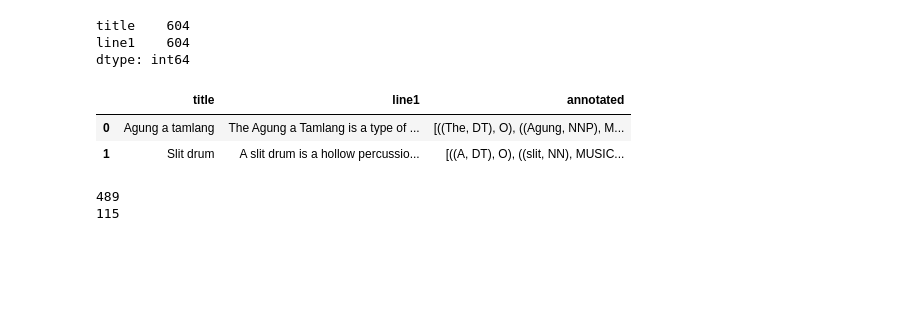
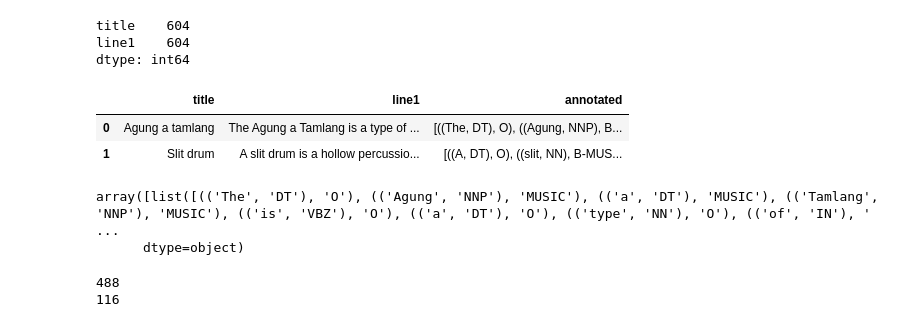
Before and after one commit to vivek7266/music-graph, a Jupyter notebook: mgraphNLTK.ipynb, the cells around one changed output. Drawn from its saved outputs; the diff is of its cells as text; code cells hidden in the pictures; blank space fills up the shorter version.

```diff
--- a/mgraphNLTK.ipynb
+++ b/mgraphNLTK.ipynb
@@ -62,6 +63,10 @@ mi_df.count()
 title    604
 line1    604
 dtype: int64
+# %%
+stopset = set(stopwords.words('english'))
+music_words = set(mi_df["title"].str.lower().values)
+# music_words
 # %%
 # unused
 # adapted from https://nlpforhackers.io/named-entity-extraction/
@@ -75,26 +80,43 @@ def to_conll_iob(annotated_sentence):
     proper_iob_tokens = []
     for idx, annotated_token in enumerate(annotated_sentence):
         (tag, word), ner = annotated_token
-
-        if ner != 'O':
-            if idx == 0:
-                ner = "B-" + ner
-            elif annotated_sentence[idx - 1][2] == ner:
-                ner = "I-" + ner
-            else:
-                ner = "B-" + ner
-        proper_iob_tokens.append(((tag, word), ner))
+        try:
+            if ner != 'O':
+                if idx == 0:
+                    ner = "B-" + ner
+                elif annotated_sentence[idx - 1][1] == ner:
+                    ner = "I-" + ner
+                else:
+                    ner = "B-" + ner
+            proper_iob_tokens.append(((tag, word), ner))
+        except:
+            print("exception")
+            print(annotated_sentence)
+            print(annotated_token)
     return proper_iob_tokens
+# %%
+# regex to match any title such as 'Clave (rhythm)' to remove the bracket and the words inside.
+in_brackets = r'\([^)]*\)'
+in_heading = r'\==[^=]*\=='
 # %%
 # for annotating wiki extracted data in a format that ne_chunk would understand
 def annotate_data(row):
     retval = []
     title, line1 = row
+    title = re.sub(in_brackets, '', title).strip()
+    line1 = re.sub(in_heading, '', line1).strip()
+    # code an effective model that for titles - include word stem, similar words
     title_tkns = word_tokenize(title.lower())
+    # title_tkns = [title.lower()]
     tkns = word_tokenize(line1)
     indices = []
     for idx, tkn in enumerate(tkns):
-        if tkn.lower() in title_tkns:
+        # code an effective similarity function
+        if (tkn.lower() in title_tkns and tkn.lower() not in stopset) or tkn.lower() in music_words or ( 0 < idx < (len(tkns) - 1) and \
+            (" ".join(tkns[idx -1 : idx + 1]).lower() in music_words \
+             or " ".join(tkns[idx : idx + 2]).lower() in music_words \
+             or " ".join(tkns[idx -1 : idx + 2]).lower() in music_words) \
+                                                                      ):
             indices.append(idx)
     tagged = pos_tag(tkns)
     for idx, tagged_tokens in enumerate(tagged):
@@ -106,14 +128,19 @@ def annotate_data(row):
 # %%
 # pos tagging
 mi_df["annotated"] = mi_df.apply(annotate_data, axis=1)
+mi_df["annotated"] = mi_df["annotated"].apply(to_conll_iob)
 mi_df.head(2)
 # %% [output]
 |  | title | line1 | annotated |
-| 0 | Agung a tamlang | The Agung a Tamlang is a type of ... | [((The, DT), O), ((Agung, NNP), M... |
-| 1 | Slit drum | A slit drum is a hollow percussio... | [((A, DT), O), ((slit, NN), MUSIC... |
+| 0 | Agung a tamlang | The Agung a Tamlang is a type of ... | [((The, DT), O), ((Agung, NNP), B... |
+| 1 | Slit drum | A slit drum is a hollow percussio... | [((A, DT), O), ((slit, NN), B-MUS... |
 # %%
 # mi_df["annotated"] = mi_df["annotated"].apply(to_conll_iob)
 # mi_df.head(2)
+mi_df.loc[:0, "annotated"].values
+# %% [output]
+array([list([(('The', 'DT'), 'O'), (('Agung', 'NNP'), 'MUSIC'), (('a', 'DT'), 'MUSIC'), (('Tamlang', 'NNP'), 'MUSIC'), (('is', 'VBZ'), 'O'), (('a', 'DT'), 'O'), (('type', 'NN'), 'O'), (('of', 'IN'), ' ...
+      dtype=object)
 # %%
 # split the data into train and test set
 msk = np.random.rand(len(mi_df)) < 0.8
@@ -122,8 +149,8 @@ test = mi_df[~msk]
 print(len(train))
 print(len(test))
 # %% [output]
-489
-115
+488
+116
 # %%
 # adapted from https://nlpforhackers.io/named-entity-extraction/
 # This is the custom trainer built on top of ChunkParserI provided by NLTK
```
Also changed, not shown: parts of 39 cells of this notebook.
